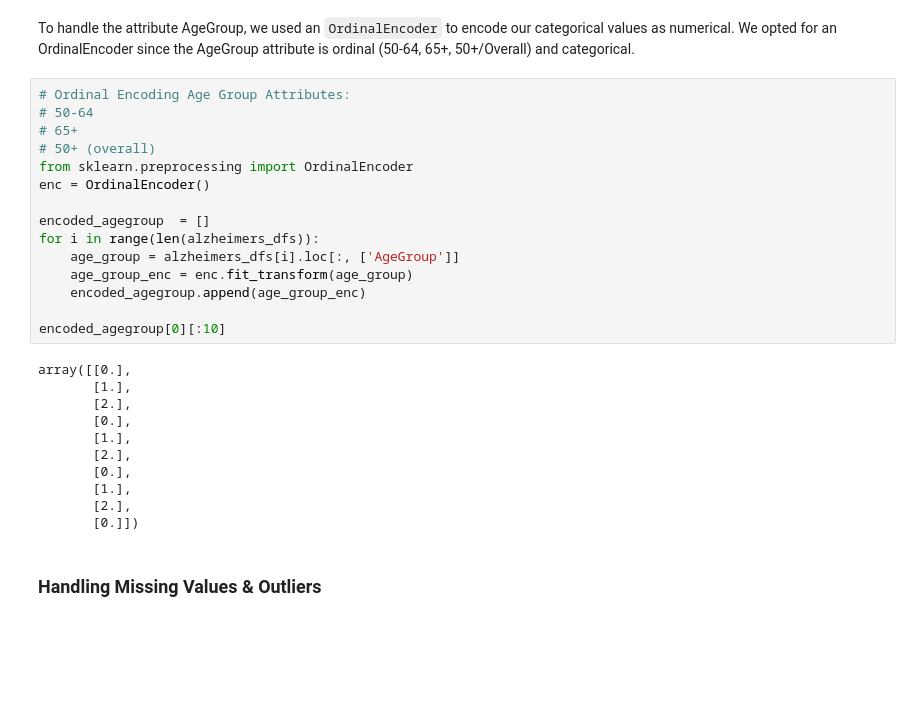
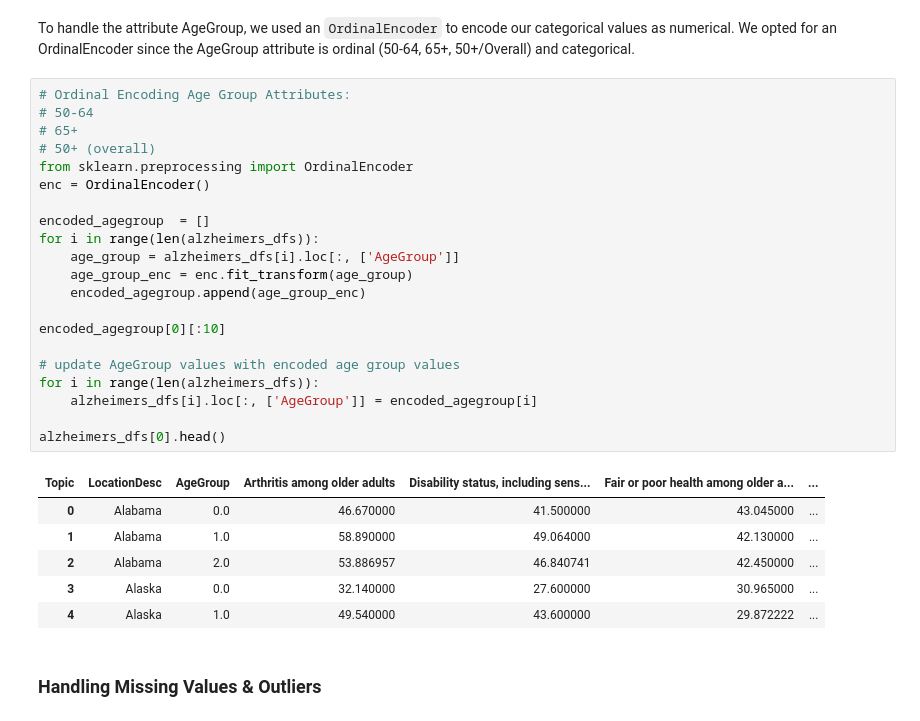
Before and after one commit to ashleythorlin/Risk-Prediction-For-Alzheimers, a Jupyter notebook: DatasetAfterPreprocessing.ipynb, the cells around one changed output. Saved outputs shown, nothing was run; the diff lists cells and outputs as text; blank space fills up the shorter version.

Commit message:
change agegroup values from str to float

```diff
--- a/DatasetAfterPreprocessing.ipynb
+++ b/DatasetAfterPreprocessing.ipynb
@@ -183,29 +183,31 @@ To handle the attribute AgeGroup, we used an `OrdinalEncoder` to encode our cate
 # %%
 # Ordinal Encoding Age Group Attributes:
 # 50-64
 # 65+
 # 50+ (overall)
 from sklearn.preprocessing import OrdinalEncoder
 enc = OrdinalEncoder()
 
 encoded_agegroup  = []
 for i in range(len(alzheimers_dfs)):
     age_group = alzheimers_dfs[i].loc[:, ['AgeGroup']]
     age_group_enc = enc.fit_transform(age_group)
     encoded_agegroup.append(age_group_enc)
 
 encoded_agegroup[0][:10]
+
+# update AgeGroup values with encoded age group values
+for i in range(len(alzheimers_dfs)):
+    alzheimers_dfs[i].loc[:, ['AgeGroup']] = encoded_agegroup[i]
+
+alzheimers_dfs[0].head()
 # %% [output]
-array([[0.],
-       [1.],
-       [2.],
-       [0.],
-       [1.],
-       [2.],
-       [0.],
-       [1.],
-       [2.],
-       [0.]])
+| Topic | LocationDesc | AgeGroup | Arthritis among older adults | Disability status, including sens... | Fair or poor health among older a... | ... |
+| 0 | Alabama | 0.0 | 46.670000 | 41.500000 | 43.045000 | ... |
+| 1 | Alabama | 1.0 | 58.890000 | 49.064000 | 42.130000 | ... |
+| 2 | Alabama | 2.0 | 53.886957 | 46.840741 | 42.450000 | ... |
+| 3 | Alaska | 0.0 | 32.140000 | 27.600000 | 30.965000 | ... |
+| 4 | Alaska | 1.0 | 49.540000 | 43.600000 | 29.872222 | ... |
 # %% [markdown]
 ### Handling Missing Values & Outliers
 # %% [markdown]
```
Also changed, not shown: 7 other files.
